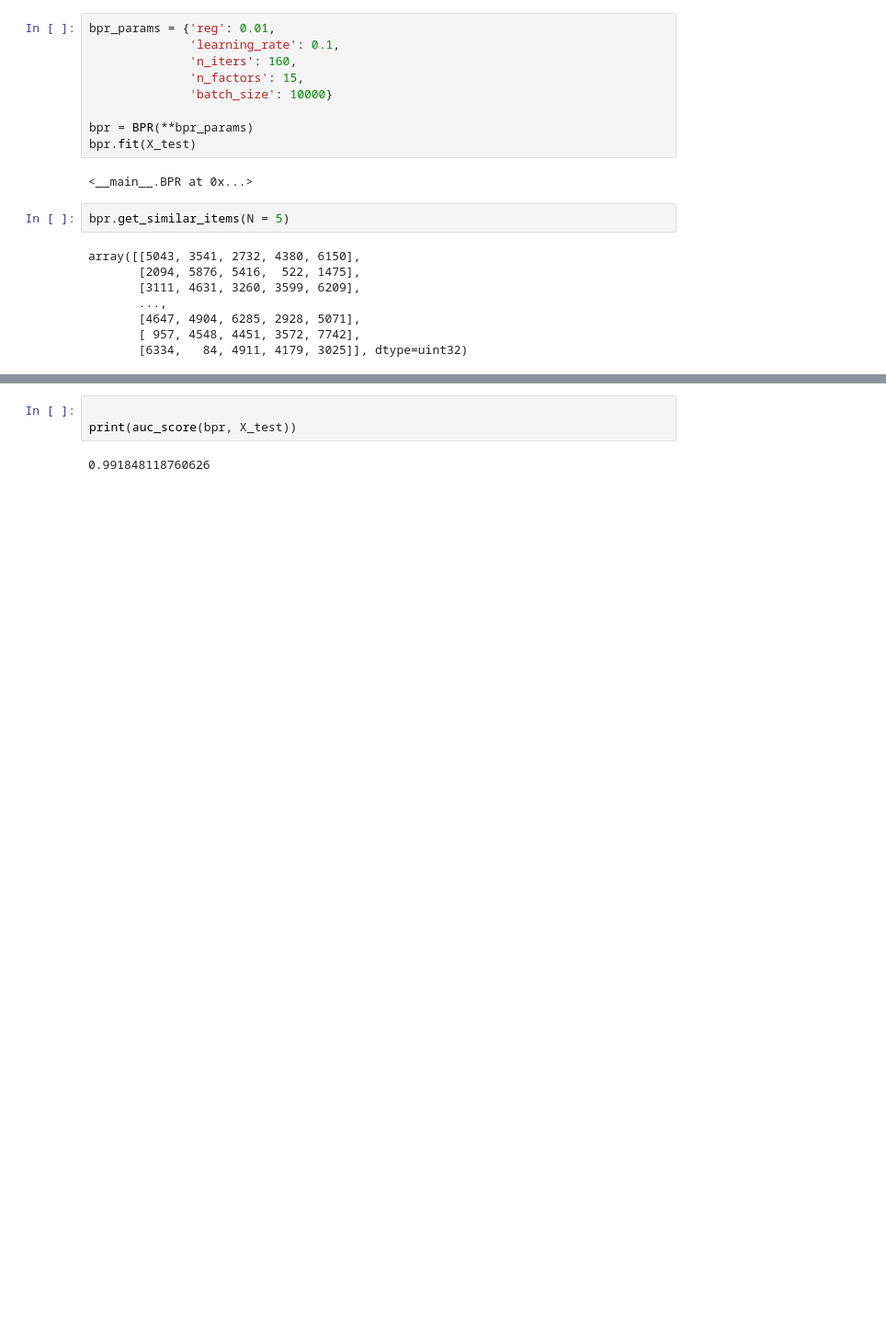
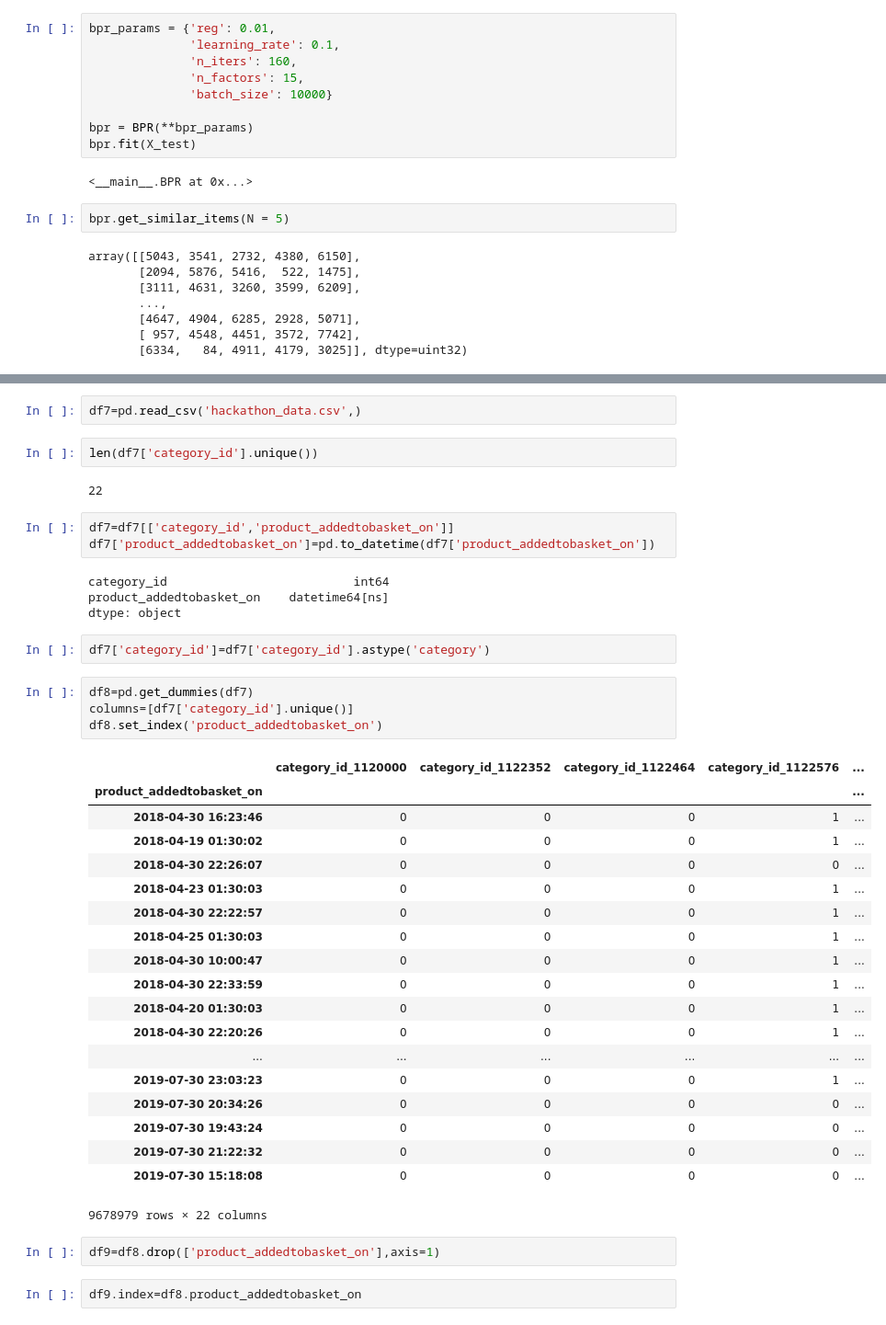
Before and after one commit to deep1401/MilkBasketHackathon, a Jupyter notebook: MilkBasket.ipynb, the cells around one changed output, grey strips where cells are left out. Shown at 92% size. Drawn from its saved outputs; the diff is of its cells as text; blank space fills up the shorter version.

```diff
--- a/MilkBasket.ipynb
+++ b/MilkBasket.ipynb
@@ -418,5 +434,43 @@ def auc_score(model, ratings):
-# %%
-
-print(auc_score(bpr, X_test))
-# %% [output]
-0.991848118760626
+# %%
+df7=pd.read_csv('hackathon_data.csv',)
+# %%
+len(df7['category_id'].unique())
+# %% [output]
+22
+# %%
+df7=df7[['category_id','product_addedtobasket_on']]
+df7['product_addedtobasket_on']=pd.to_datetime(df7['product_addedtobasket_on'])
+# %% [output]
+category_id                          int64
+product_addedtobasket_on    datetime64[ns]
+dtype: object
+# %%
+df7['category_id']=df7['category_id'].astype('category')
+# %%
+df8=pd.get_dummies(df7)
+columns=[df7['category_id'].unique()]
+df8.set_index('product_addedtobasket_on')
+# %% [output]
+|  | category_id_1120000 | category_id_1122352 | category_id_1122464 | category_id_1122576 | ... |
+| product_addedtobasket_on |  |  |  |  | ... |
+| 2018-04-30 16:23:46 | 0 | 0 | 0 | 1 | ... |
+| 2018-04-19 01:30:02 | 0 | 0 | 0 | 1 | ... |
+| 2018-04-30 22:26:07 | 0 | 0 | 0 | 0 | ... |
+| 2018-04-23 01:30:03 | 0 | 0 | 0 | 1 | ... |
+| 2018-04-30 22:22:57 | 0 | 0 | 0 | 1 | ... |
+| 2018-04-25 01:30:03 | 0 | 0 | 0 | 1 | ... |
+| 2018-04-30 10:00:47 | 0 | 0 | 0 | 1 | ... |
+| 2018-04-30 22:33:59 | 0 | 0 | 0 | 1 | ... |
+| 2018-04-20 01:30:03 | 0 | 0 | 0 | 1 | ... |
+| 2018-04-30 22:20:26 | 0 | 0 | 0 | 1 | ... |
+| ... | ... | ... | ... | ... | ... |
+| 2019-07-30 23:03:23 | 0 | 0 | 0 | 1 | ... |
+| 2019-07-30 20:34:26 | 0 | 0 | 0 | 0 | ... |
+| 2019-07-30 19:43:24 | 0 | 0 | 0 | 0 | ... |
+| 2019-07-30 21:22:32 | 0 | 0 | 0 | 0 | ... |
+| 2019-07-30 15:18:08 | 0 | 0 | 0 | 0 | ... |
+9678979 rows × 22 columns
+# %%
+df9=df8.drop(['product_addedtobasket_on'],axis=1)
+# %%
+df9.index=df8.product_addedtobasket_on
```
Also changed, not shown: parts of 8 cells of this notebook.
